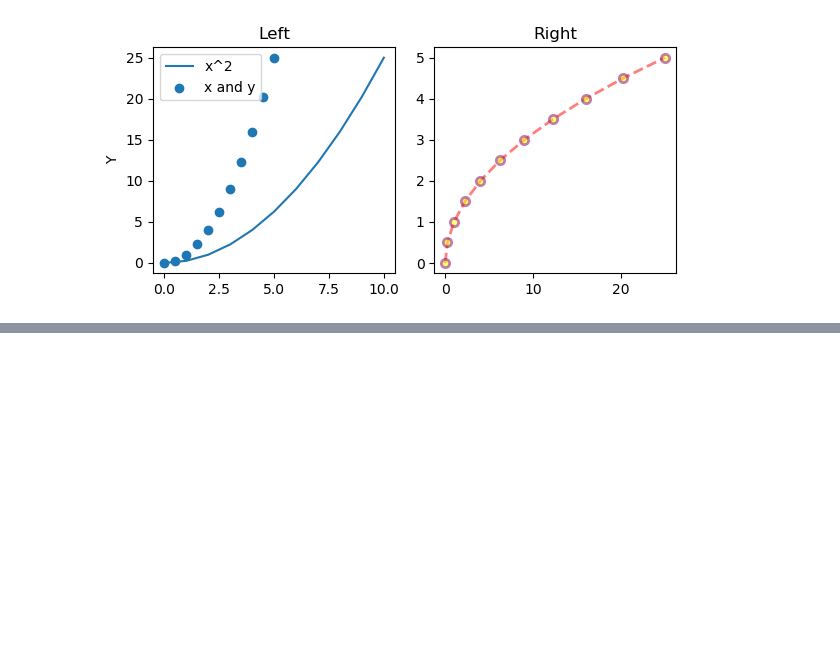
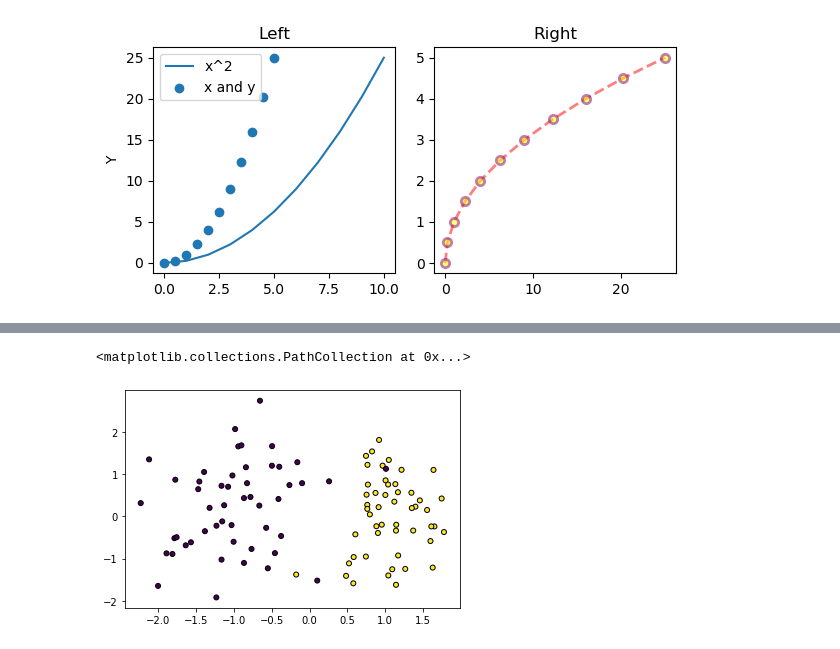
Before and after one commit to satriobhirawa/Private-DataScience-MachineLearning, a Jupyter notebook: Matplotlib.ipynb, the cells around one changed output, grey strips where cells are left out. Saved outputs shown, nothing was run; the diff lists cells and outputs as text; code cells hidden in the pictures; blank space fills up the shorter version.

```diff
--- a/Matplotlib.ipynb
+++ b/Matplotlib.ipynb
@@ -87,0 +121,9 @@ plt.tight_layout()
+# %%
+#plt.title("One informative feature, one cluster per class", fontsize='small')
+X1, Y1 = make_classification(n_features=2, n_redundant=0, n_informative=1,
+                             n_clusters_per_class=1)
+plt.scatter(X1[:, 0], X1[:, 1], marker='o', c=Y1,
+            s=25, edgecolor='k')
+# %% [output]
+<matplotlib.collections.PathCollection at 0x...>
+[figure, added]
```
Also changed, not shown: parts of 6 cells of this notebook, 2 other files.
